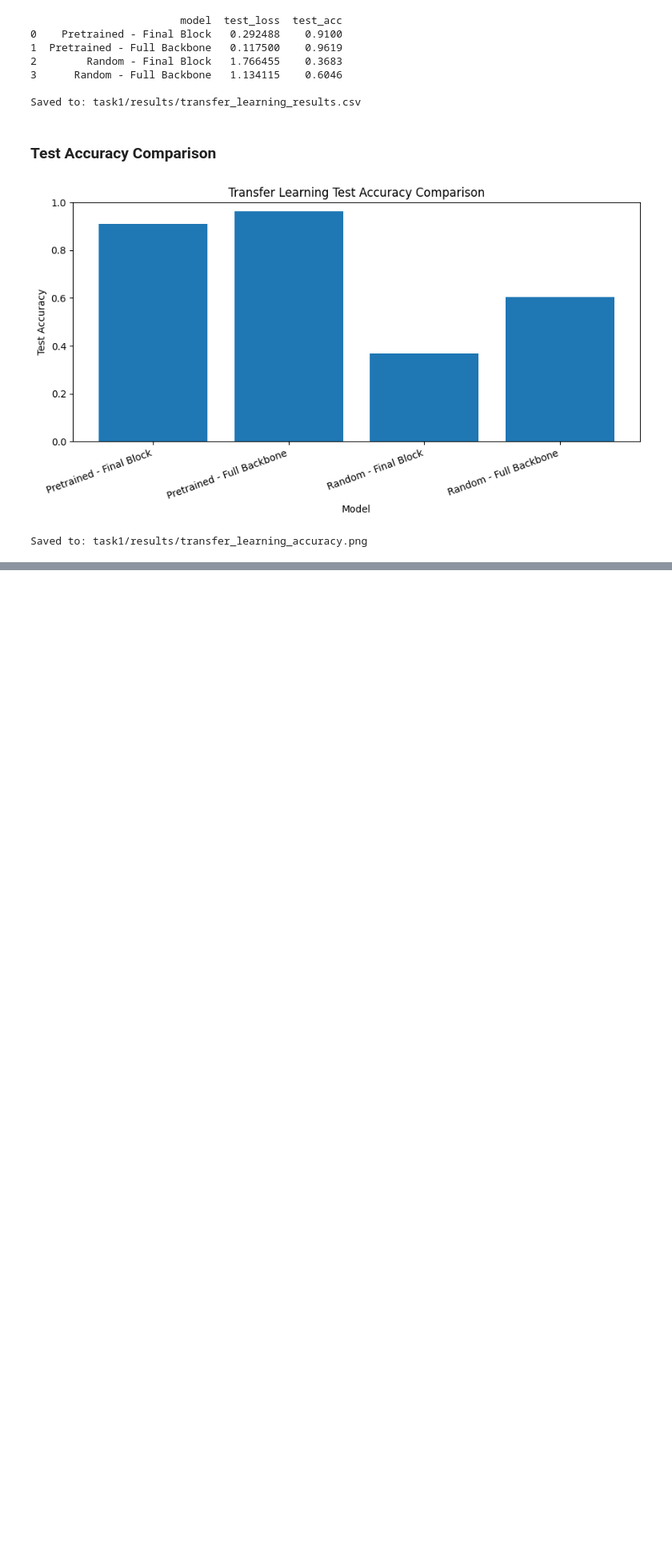
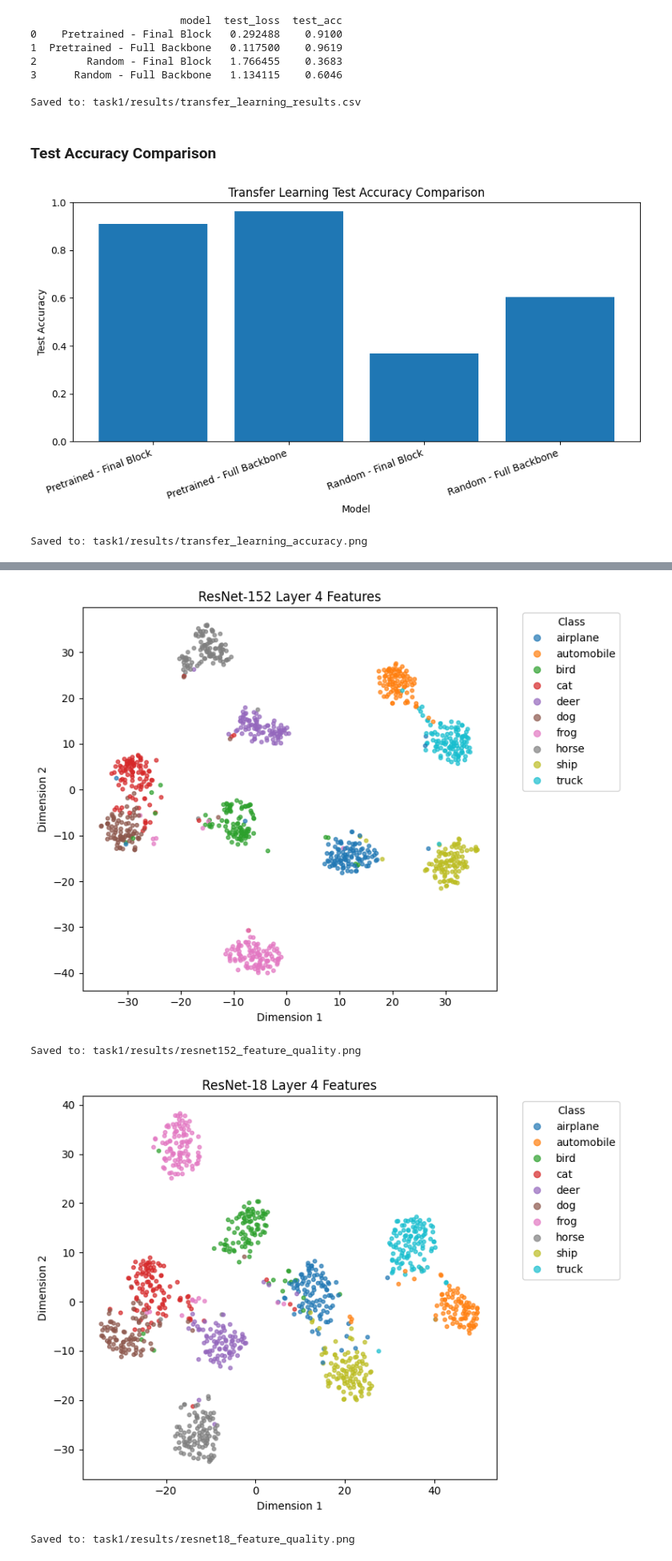
Before and after one commit to sohauv/atml_pa0, a Jupyter notebook: task1/task1.ipynb, the cells around one changed output, grey strips where cells are left out. Shown at 80% size. Drawn from its saved outputs; the diff is of its cells as text; code cells hidden in the pictures; blank space fills up the shorter version.

```diff
--- a/task1/task1.ipynb
+++ b/task1/task1.ipynb
@@ -1146,0 +1928,41 @@ Saved to: task1/results/transfer_learning_accuracy.png
+# %%
+tsne_152 = TSNE(
+    n_components=2,
+    perplexity=30,
+    random_state=SEED,
+    init="pca",
+    learning_rate="auto",
+).fit_transform(
+    resnet152_features
+)
+
+
+tsne_18 = TSNE(
+    n_components=2,
+    perplexity=30,
+    random_state=SEED,
+    init="pca",
+    learning_rate="auto",
+).fit_transform(
+    resnet18_features
+)
+# %%
+plot_embedding(
+    tsne_152,
+    compare_labels,
+    "ResNet-152 Layer 4 Features",
+    "resnet152_feature_quality.png",
+)
+
+
+plot_embedding(
+    tsne_18,
+    compare_labels,
+    "ResNet-18 Layer 4 Features",
+    "resnet18_feature_quality.png",
+)
+# %% [output]
+[figure, added]
+Saved to: task1/results/resnet152_feature_quality.png
+[figure, added]
+Saved to: task1/results/resnet18_feature_quality.png
```
Also changed, not shown: parts of 37 cells of this notebook, 7 other files.
